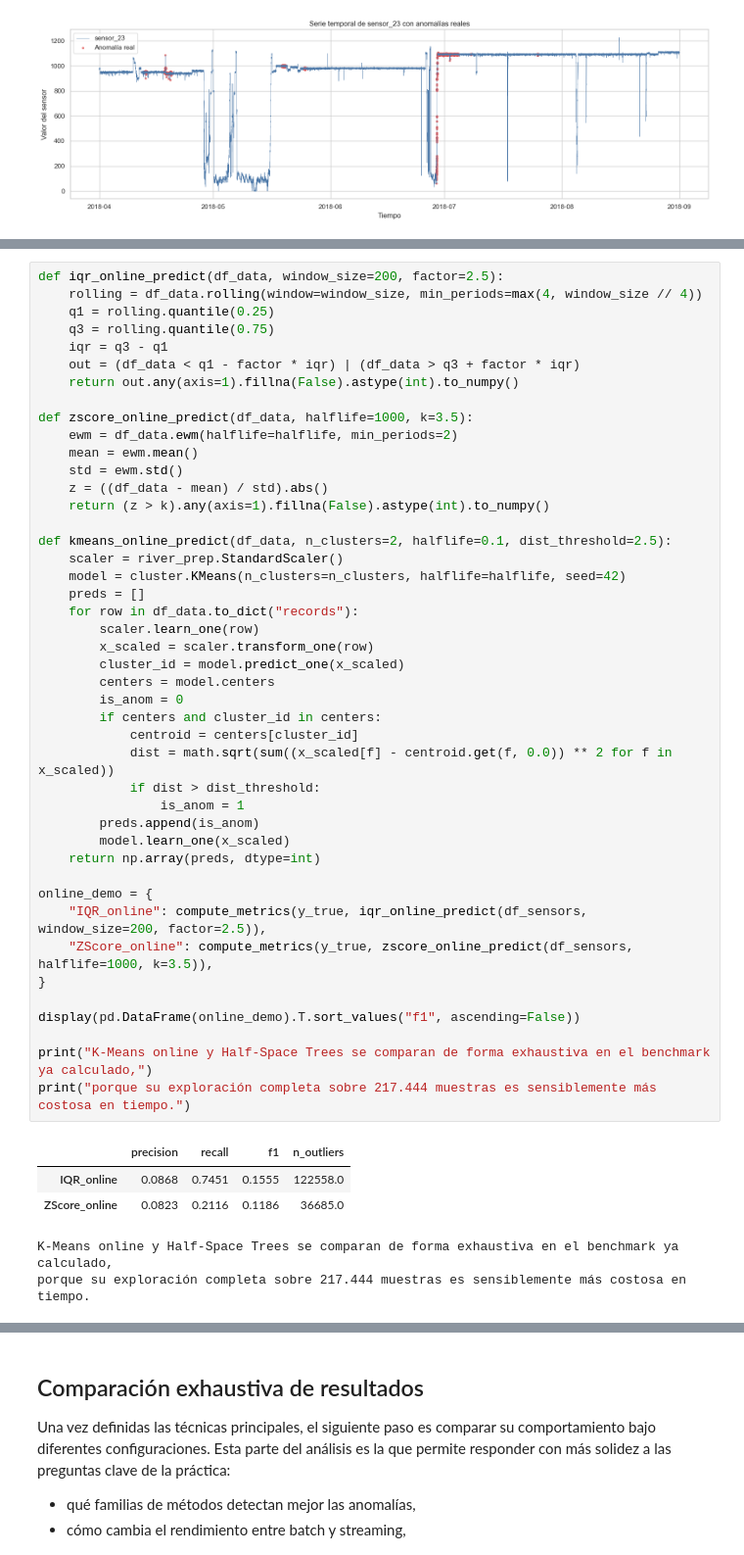
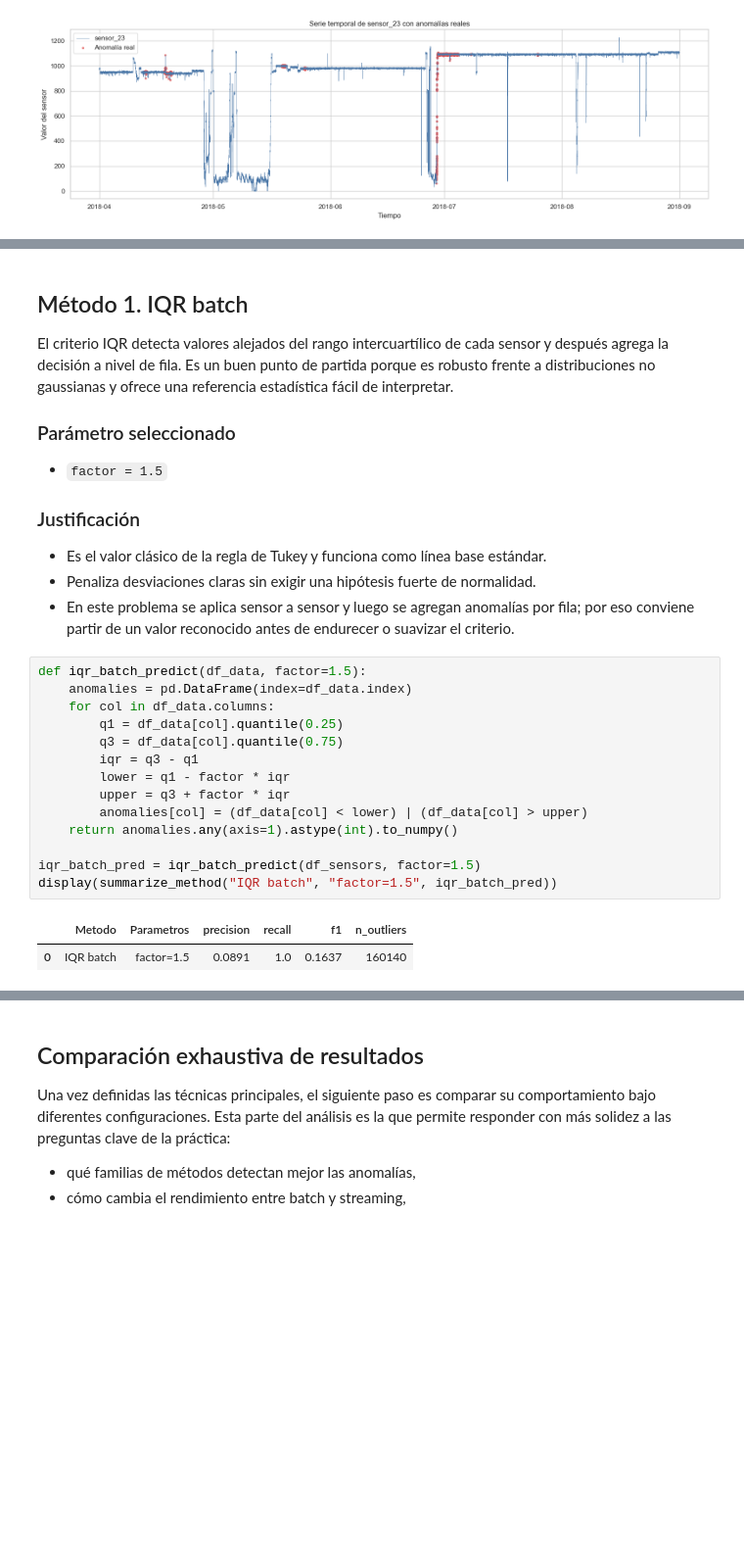
Before and after one commit to TheA-20/P2_Workflows_Outliers, a Jupyter notebook: Practica2_Outliers.ipynb, the cells around one changed output, grey strips where cells are left out. Shown at 98% size. Saved outputs shown, nothing was run; the diff lists cells and outputs as text; blank space fills up the shorter version.

Commit message:
Update Practica2_Outliers notebook

```diff
--- a/Practica2_Outliers.ipynb
+++ b/Practica2_Outliers.ipynb
@@ -342,50 +292,29 @@ display(pd.DataFrame(offline_demo).T.sort_values("f1", ascending=False))
+# %% [markdown]
+## Método 1. IQR batch
+
+El criterio IQR detecta valores alejados del rango intercuartílico de cada sensor y después agrega la decisión a nivel de fila. Es un buen punto de partida porque es robusto frente a distribuciones no gaussianas y ofrece una referencia estadística fácil de interpretar.
+
+### Parámetro seleccionado
+- `factor = 1.5`
+
+### Justificación
+- Es el valor clásico de la regla de Tukey y funciona como línea base estándar.
+- Penaliza desviaciones claras sin exigir una hipótesis fuerte de normalidad.
+- En este problema se aplica sensor a sensor y luego se agregan anomalías por fila; por eso conviene partir de un valor reconocido antes de endurecer o suavizar el criterio.
 # %%
-def iqr_online_predict(df_data, window_size=200, factor=2.5):
-    rolling = df_data.rolling(window=window_size, min_periods=max(4, window_size // 4))
-    q1 = rolling.quantile(0.25)
-    q3 = rolling.quantile(0.75)
-    iqr = q3 - q1
-    out = (df_data < q1 - factor * iqr) | (df_data > q3 + factor * iqr)
-    return out.any(axis=1).fillna(False).astype(int).to_numpy()
+def iqr_batch_predict(df_data, factor=1.5):
+    anomalies = pd.DataFrame(index=df_data.index)
+    for col in df_data.columns:
+        q1 = df_data[col].quantile(0.25)
+        q3 = df_data[col].quantile(0.75)
+        iqr = q3 - q1
+        lower = q1 - factor * iqr
+        upper = q3 + factor * iqr
+        anomalies[col] = (df_data[col] < lower) | (df_data[col] > upper)
+    return anomalies.any(axis=1).astype(int).to_numpy()
 
-def zscore_online_predict(df_data, halflife=1000, k=3.5):
-    ewm = df_data.ewm(halflife=halflife, min_periods=2)
-    mean = ewm.mean()
-    std = ewm.std()
-    z = ((df_data - mean) / std).abs()
-    return (z > k).any(axis=1).fillna(False).astype(int).to_numpy()
-
-def kmeans_online_predict(df_data, n_clusters=2, halflife=0.1, dist_threshold=2.5):
-    scaler = river_prep.StandardScaler()
-    model = cluster.KMeans(n_clusters=n_clusters, halflife=halflife, seed=42)
-    preds = []
-    for row in df_data.to_dict("records"):
-        scaler.learn_one(row)
-        x_scaled = scaler.transform_one(row)
-        cluster_id = model.predict_one(x_scaled)
-        centers = model.centers
-        is_anom = 0
-        if centers and cluster_id in centers:
-            centroid = centers[cluster_id]
-            dist = math.sqrt(sum((x_scaled[f] - centroid.get(f, 0.0)) ** 2 for f in x_scaled))
-            if dist > dist_threshold:
-                is_anom = 1
-        preds.append(is_anom)
-        model.learn_one(x_scaled)
-    return np.array(preds, dtype=int)
-
-online_demo = {
-    "IQR_online": compute_metrics(y_true, iqr_online_predict(df_sensors, window_size=200, factor=2.5)),
-    "ZScore_online": compute_metrics(y_true, zscore_online_predict(df_sensors, halflife=1000, k=3.5)),
-}
-
-display(pd.DataFrame(online_demo).T.sort_values("f1", ascending=False))
-
-print("K-Means online y Half-Space Trees se comparan de forma exhaustiva en el benchmark ya calculado,")
-print("porque su exploración completa sobre 217.444 muestras es sensiblemente más costosa en tiempo.")
+iqr_batch_pred = iqr_batch_predict(df_sensors, factor=1.5)
+display(summarize_method("IQR batch", "factor=1.5", iqr_batch_pred))
 # %% [output]
-|  | precision | recall | f1 | n_outliers |
-| IQR_online | 0.0868 | 0.7451 | 0.1555 | 122558.0 |
-| ZScore_online | 0.0823 | 0.2116 | 0.1186 | 36685.0 |
+|  | Metodo | Parametros | precision | recall | f1 | n_outliers |
+| 0 | IQR batch | factor=1.5 | 0.0891 | 1.0 | 0.1637 | 160140 |
-K-Means online y Half-Space Trees se comparan de forma exhaustiva en el benchmark ya calculado,
-porque su exploración completa sobre 217.444 muestras es sensiblemente más costosa en tiempo.
```
Also changed, not shown: parts of 22 cells of this notebook.
